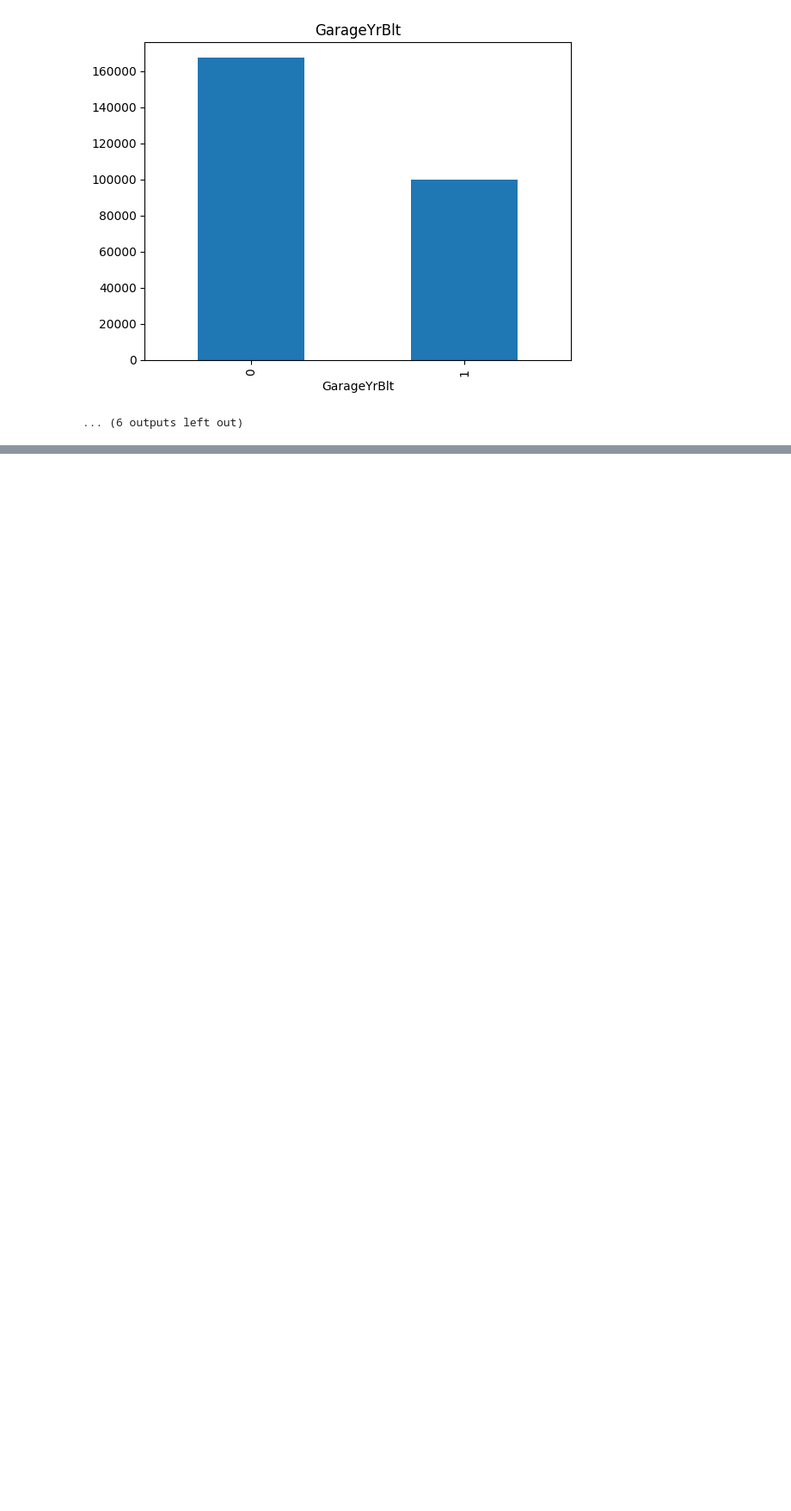
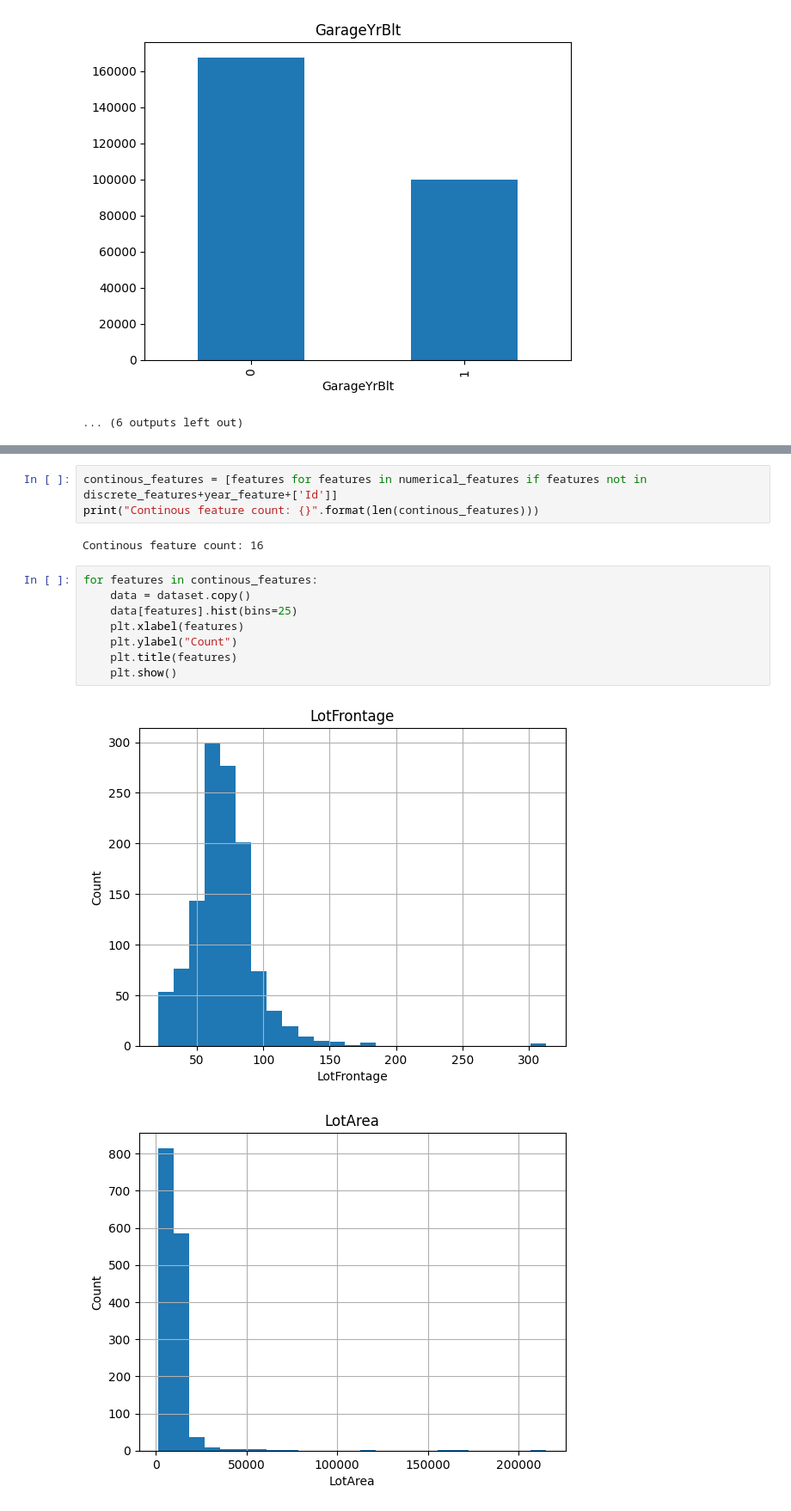
Before and after one commit to avgeek15E/learninAI, a Jupyter notebook: projects/Houses Prices Prediction/House Prices.ipynb, the cells around one changed output, grey strips where cells are left out. Shown at 86% size. Cells and saved outputs as stored; diff of their text form; blank space fills up the shorter version.

```diff
--- a/projects/Houses Prices Prediction/House Prices.ipynb
+++ b/projects/Houses Prices Prediction/House Prices.ipynb
@@ -107,0 +268,16 @@ for feature in features_with_na:
+# %%
+continous_features = [features for features in numerical_features if features not in discrete_features+year_feature+['Id']]
+print("Continous feature count: {}".format(len(continous_features)))
+# %% [output]
+Continous feature count: 16
+# %%
+for features in continous_features:
+    data = dataset.copy()
+    data[features].hist(bins=25)
+    plt.xlabel(features)
+    plt.ylabel("Count")
+    plt.title(features)
+    plt.show()
+# %% [output]
+[figure, added]
+[figure, added]
```
Also changed, not shown: parts of 37 cells of this notebook, 6 other files.
